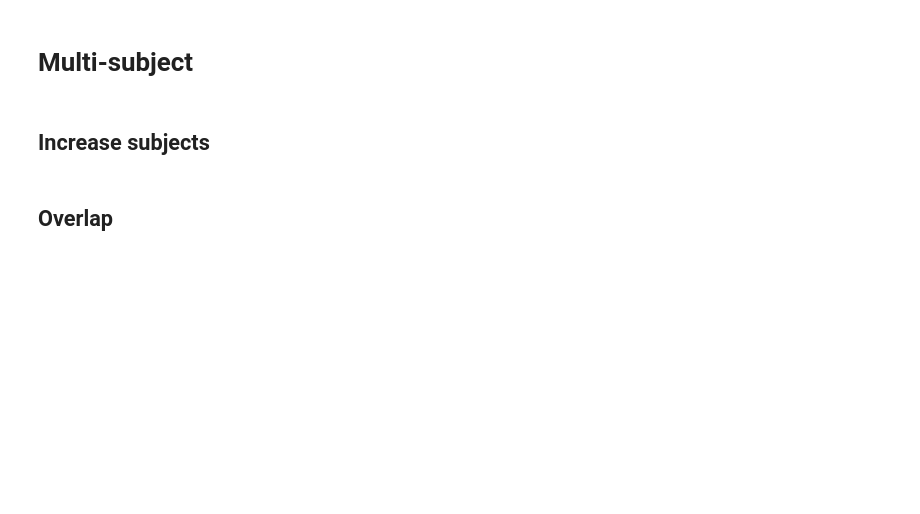
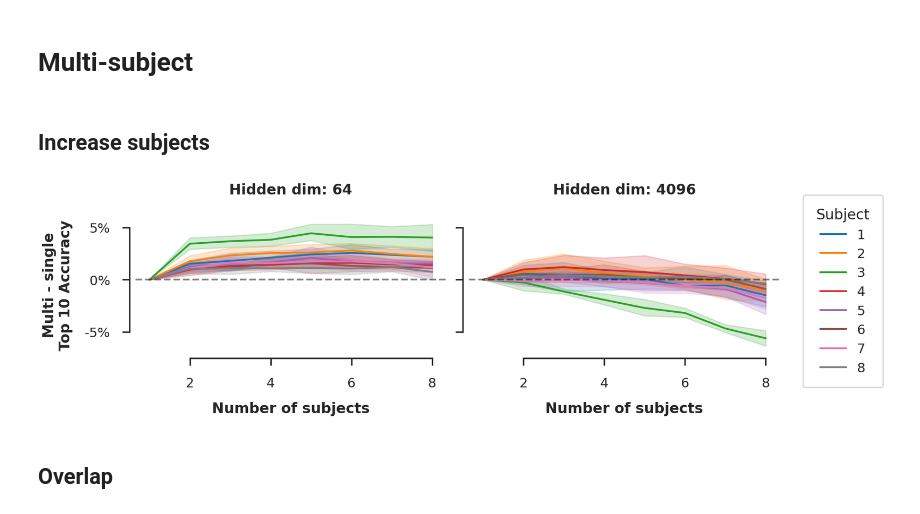
Before and after one commit to LouisJalouzot/Decoding, a Jupyter notebook: figures.ipynb, the cells around one changed output. Saved outputs shown, nothing was run; the diff lists cells and outputs as text; code cells hidden in the pictures; blank space fills up the shorter version.

Commit message:
Update figures notebook with new data processing techniques and enhanced visualizations for improved analysis

```diff
--- a/figures.ipynb
+++ b/figures.ipynb
@@ -355,35 +355,37 @@ tmp = tmp.merge(best_combis)
 g = sns.relplot(
     data=tmp,
     x="n_subjects",
     y="Multi - single\nTop 10 Accuracy",
     hue="subject",
     kind="line",
     col="wrapper_cfg.hidden_dim",
-    height=8,
-    aspect=1.4,
+    height=6,
+    aspect=1.5,
     palette="tab10",
     legend="full",
 )
 g.axes[0, 0].yaxis.set_major_formatter(
     ticker.FuncFormatter(lambda y, _: f"{int(100 * y)}%")
 )
 g.set_titles("Hidden dim: {col_name}")
 g.set_axis_labels("Number of subjects")
 sns.despine(offset=10, trim=True)
 g.legend.set(
     title="Subject",
     bbox_to_anchor=(1, 0.5),
     loc="center right",
     frame_on=True,
 )
 plt.legend(
     bbox_to_anchor=(1.25, 1), loc="upper left", borderaxespad=0.0, frameon=False
 )
 for ax in g.axes.flat:
     ax.axhline(0, ls="--", color="black", alpha=0.5)
 plt.savefig(
     "paper/figs/increase_subjects.pdf", bbox_inches="tight", pad_inches=0
 )
+# %% [output]
+[figure, added]
 # %% [markdown]
 ## Overlap
 # %%
```
